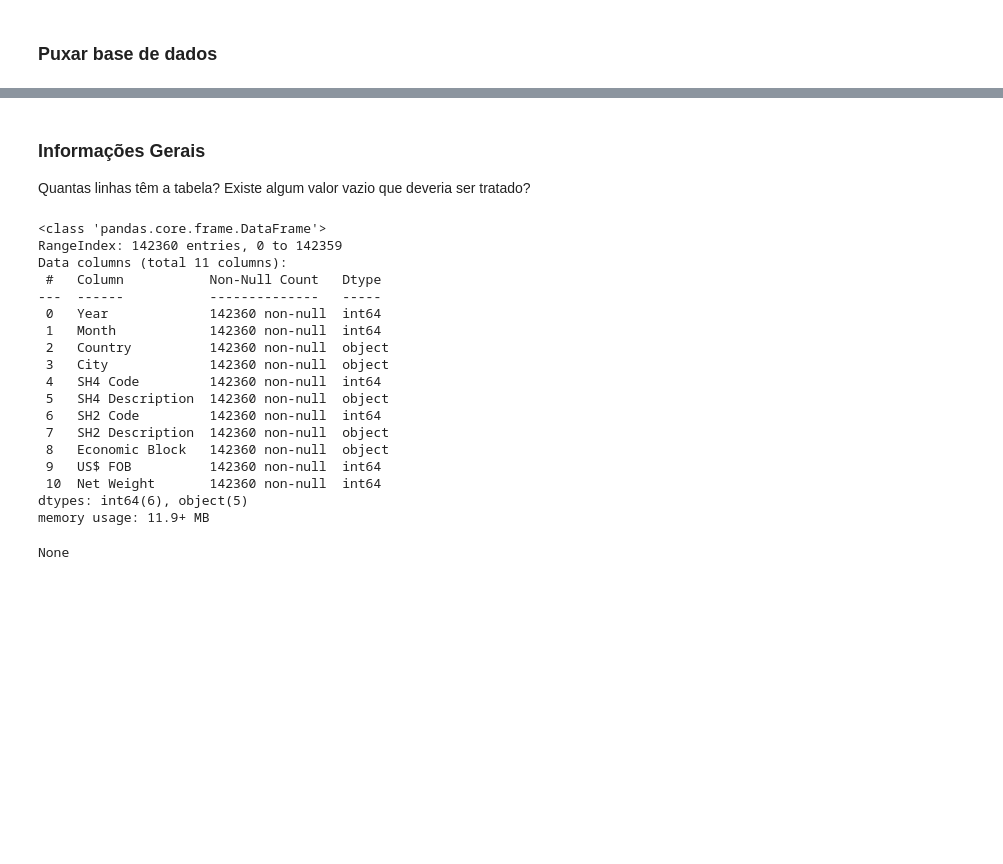
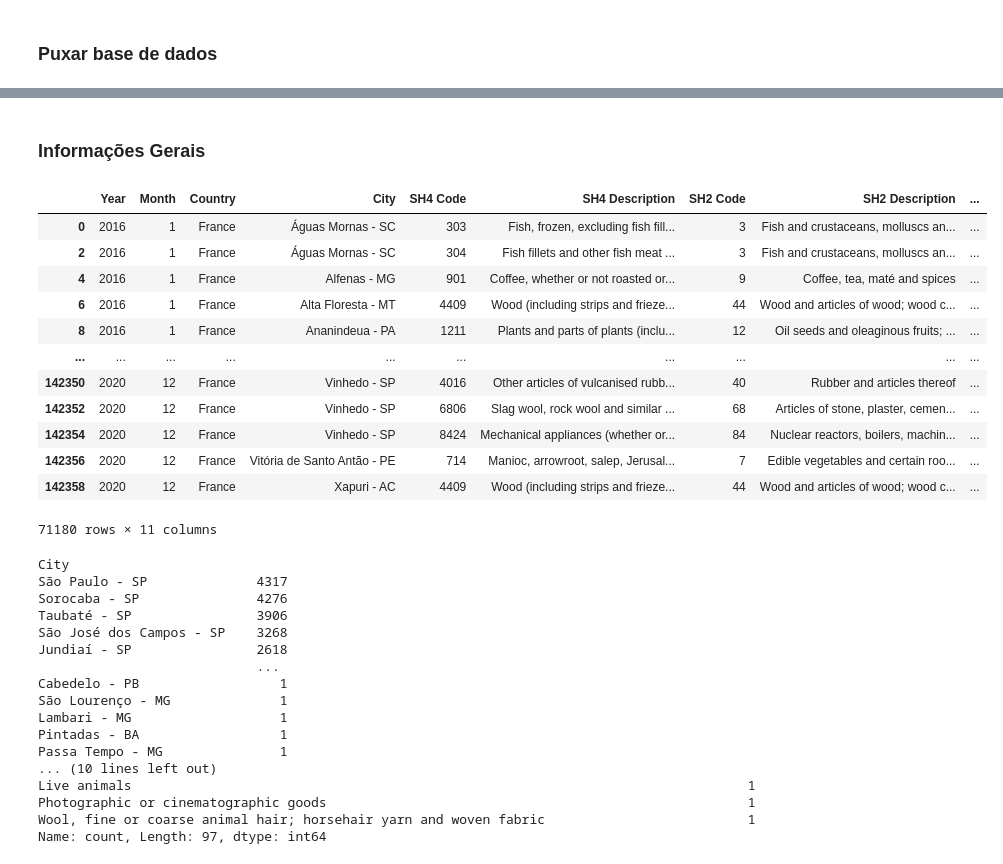
Before and after one commit to fabio-hen/Data-Science-Importacoes_Franca, a Jupyter notebook: Analise-Inicial.ipynb, the cells around one changed output, grey strips where cells are left out. Cells and saved outputs as stored; diff of their text form; code cells hidden in the pictures; blank space fills up the shorter version.

```diff
--- a/Analise-Inicial.ipynb
+++ b/Analise-Inicial.ipynb
@@ -22,26 +7,44 @@ display(tabela)
 # %% [markdown]
 ### Informações Gerais
-
-Quantas linhas têm a tabela? Existe algum valor vazio que deveria ser tratado?
 # %%
-display(tabela.info())
+tabela = pd.read_csv("exportacoes_franca.csv")
+tabela = tabela.loc[tabela["Economic Block"] == "Europe", :]
+display(tabela)
+cidade_qtds = tabela['City'].value_counts()
+produto_qtds = tabela['SH2 Description'].value_counts()
+print(cidade_qtds)
+print(produto_qtds)
+
+exportation_year = tabela.groupby("Year",).sum()
+exportation_year = exportation_year[["US$ FOB"]]
 # %% [output]
+|  | Year | Month | Country | City | SH4 Code | SH4 Description | SH2 Code | SH2 Description | ... |
+| 0 | 2016 | 1 | France | Águas Mornas - SC | 303 | Fish, frozen, excluding fish fill... | 3 | Fish and crustaceans, molluscs an... | ... |
+| 2 | 2016 | 1 | France | Águas Mornas - SC | 304 | Fish fillets and other fish meat ... | 3 | Fish and crustaceans, molluscs an... | ... |
+| 4 | 2016 | 1 | France | Alfenas - MG | 901 | Coffee, whether or not roasted or... | 9 | Coffee, tea, maté and spices | ... |
+| 6 | 2016 | 1 | France | Alta Floresta - MT | 4409 | Wood (including strips and frieze... | 44 | Wood and articles of wood; wood c... | ... |
+| 8 | 2016 | 1 | France | Ananindeua - PA | 1211 | Plants and parts of plants (inclu... | 12 | Oil seeds and oleaginous fruits; ... | ... |
+| ... | ... | ... | ... | ... | ... | ... | ... | ... | ... |
+| 142350 | 2020 | 12 | France | Vinhedo - SP | 4016 | Other articles of vulcanised rubb... | 40 | Rubber and articles thereof | ... |
+| 142352 | 2020 | 12 | France | Vinhedo - SP | 6806 | Slag wool, rock wool and similar ... | 68 | Articles of stone, plaster, cemen... | ... |
+| 142354 | 2020 | 12 | France | Vinhedo - SP | 8424 | Mechanical appliances (whether or... | 84 | Nuclear reactors, boilers, machin... | ... |
+| 142356 | 2020 | 12 | France | Vitória de Santo Antão - PE | 714 | Manioc, arrowroot, salep, Jerusal... | 7 | Edible vegetables and certain roo... | ... |
+| 142358 | 2020 | 12 | France | Xapuri - AC | 4409 | Wood (including strips and frieze... | 44 | Wood and articles of wood; wood c... | ... |
-<class 'pandas.core.frame.DataFrame'>
-RangeIndex: 142360 entries, 0 to 142359
-Data columns (total 11 columns):
- #   Column           Non-Null Count   Dtype
----  ------           --------------   -----
- 0   Year             142360 non-null  int64
- 1   Month            142360 non-null  int64
- 2   Country          142360 non-null  object
- 3   City             142360 non-null  object
- 4   SH4 Code         142360 non-null  int64
- 5   SH4 Description  142360 non-null  object
- 6   SH2 Code         142360 non-null  int64
- 7   SH2 Description  142360 non-null  object
- 8   Economic Block   142360 non-null  object
- 9   US$ FOB          142360 non-null  int64
- 10  Net Weight       142360 non-null  int64
-dtypes: int64(6), object(5)
-memory usage: 11.9+ MB
+71180 rows × 11 columns
-None
+City
+São Paulo - SP              4317
+Sorocaba - SP               4276
+Taubaté - SP                3906
+São José dos Campos - SP    3268
+Jundiaí - SP                2618
+                            ...
+Cabedelo - PB                  1
+São Lourenço - MG              1
+Lambari - MG                   1
+Pintadas - BA                  1
+Passa Tempo - MG               1
+... (10 lines left out)
+Live animals                                                                               1
+Photographic or cinematographic goods                                                      1
+Wool, fine or coarse animal hair; horsehair yarn and woven fabric                          1
+Name: count, Length: 97, dtype: int64
```
Also changed, not shown: parts of 14 cells of this notebook.
